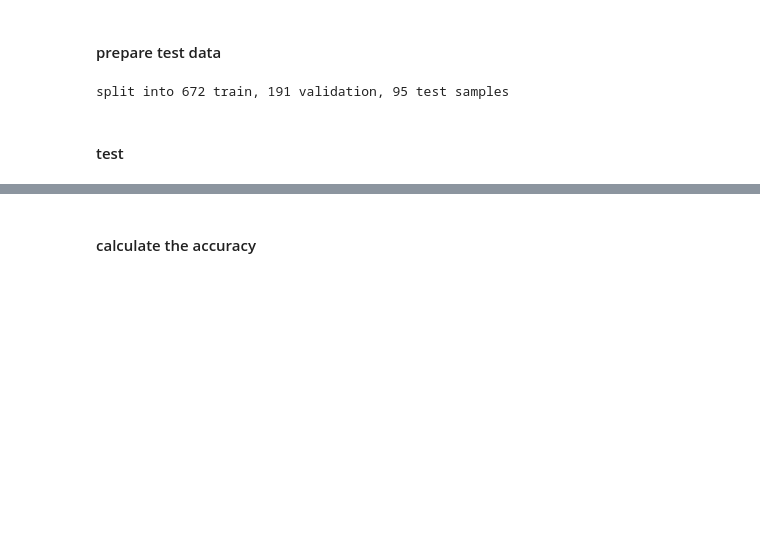
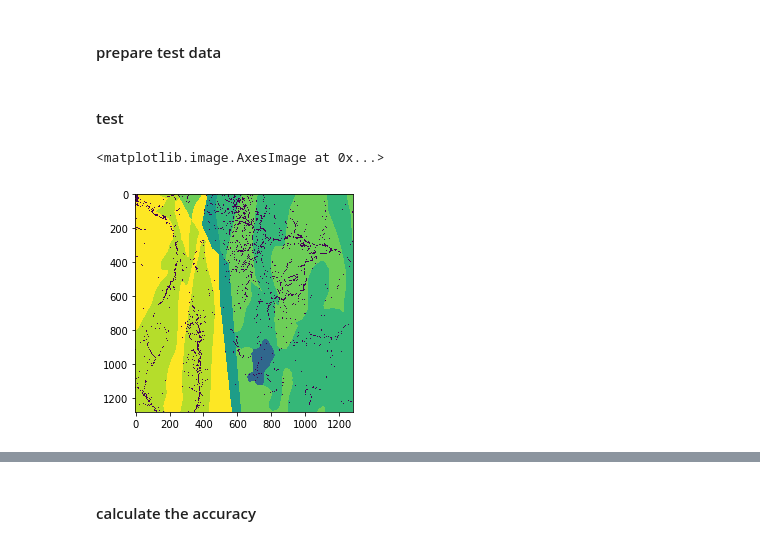
Before and after one commit to chenyz0601/DL-RockClassification, a Jupyter notebook: test.ipynb, the cells around one changed output, grey strips where cells are left out. Drawn from its saved outputs; the diff is of its cells as text; code cells hidden in the pictures; blank space fills up the shorter version.

```diff
--- a/test.ipynb
+++ b/test.ipynb
@@ -34,12 +34,10 @@ s_conv.load_weights('./Segmentation/sent/weights-79-0.70.hdf5')
 # %% [markdown]
 #### prepare test data
 # %%
-_, _, _, _, X_tst, Y_tst = split_trn_vld_tst('./data/train/', vld_rate=0.2, tst_rate=0.1, seed=10)
-s_tst_data = DataGenerator(X_tst, Y_tst, batch_size=len(X_tst), shuffle=False, dtype=s_dtype)
+X_id = sorted(glob.glob('./data/block1/test/X/*.npy'))
+X = [np.transpose(np.load(file)[:10,:,:], [1,2,0]) for file in X_id]
 # sa_tst_data = DataGenerator(X_tst, Y_tst, batch_size=len(X_tst), shuffle=False, dtype=sa_dtype)
 # sag_tst_data = DataGenerator(X_tst, Y_tst, batch_size=len(X_tst), shuffle=False, dtype=sag_dtype)
-# %% [output]
-split into 672 train, 191 validation, 95 test samples
 # %% [markdown]
 #### test
 # %%
@@ -57,3 +55,8 @@ for i in range(5):
     track.append(np.concatenate(tmp1, axis=1))
 out = np.concatenate(track, axis=0)
 np.save('./data/block1/Y.npy', out)
+# %%
+plt.imshow(out)
+# %% [output]
+<matplotlib.image.AxesImage at 0x...>
+[figure, added]
```
Also changed, not shown: parts of 8 cells of this notebook, 1 other file.
